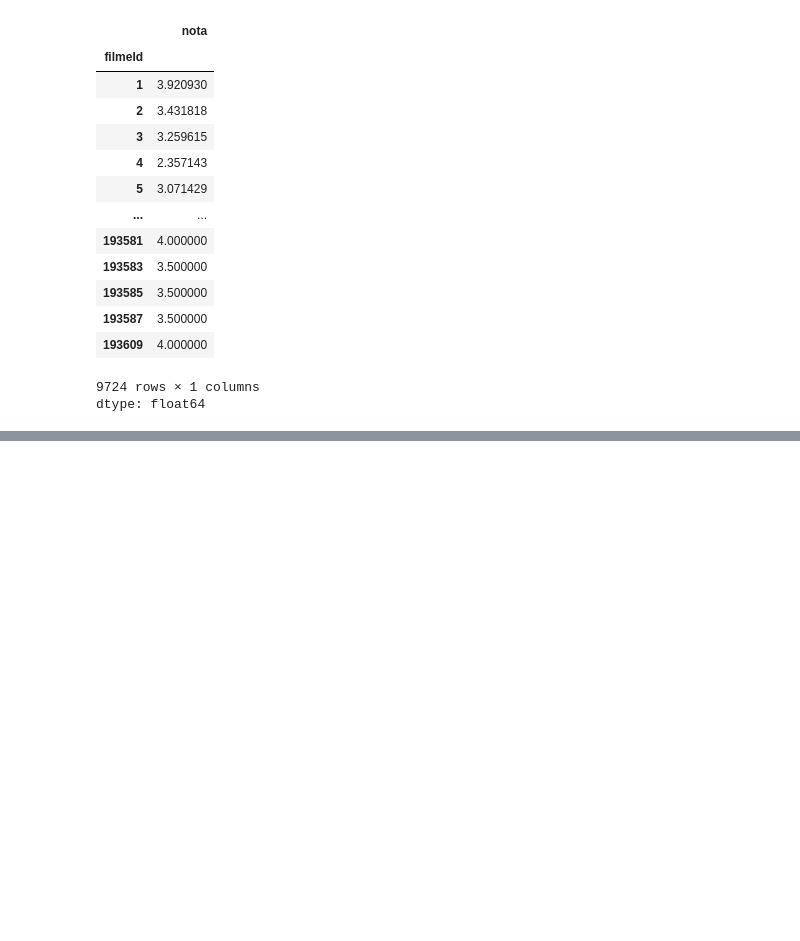
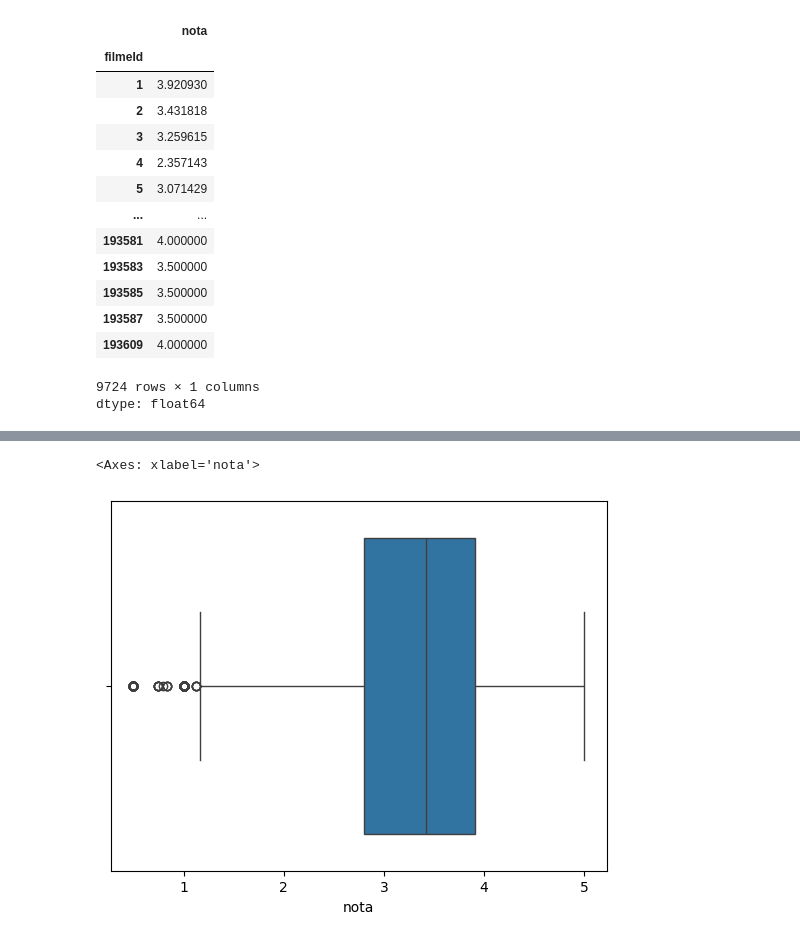
Before and after one commit to DeniseYuki/-Data-Science-analise-e-visualiza-o-de-dado, a Jupyter notebook: Introdução_a_Data_Science.ipynb, the cells around one changed output, grey strips where cells are left out. Saved outputs shown, nothing was run; the diff lists cells and outputs as text; code cells hidden in the pictures; blank space fills up the shorter version.

```diff
--- a/Introdução_a_Data_Science.ipynb
+++ b/Introdução_a_Data_Science.ipynb
@@ -138,0 +157,5 @@ dtype: float64
+# %%
+sns.boxplot(medias_por_filme, orient="h")
+# %% [output]
+<Axes: xlabel='nota'>
+[figure, added]
```
Also changed, not shown: parts of 6 cells of this notebook.
